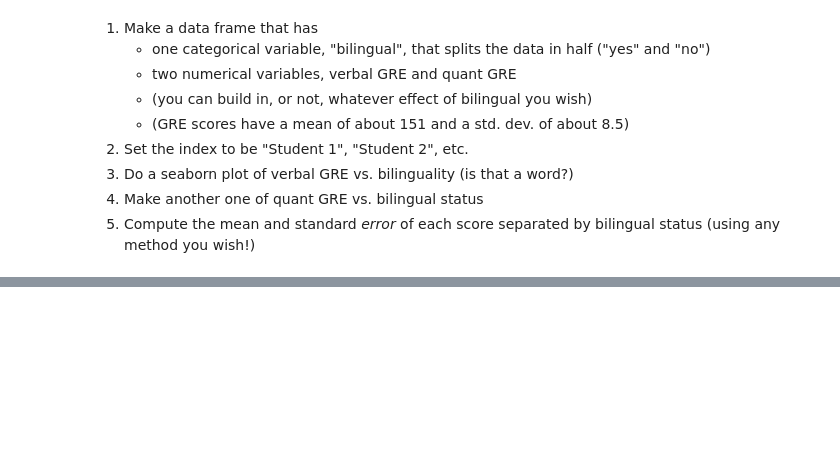
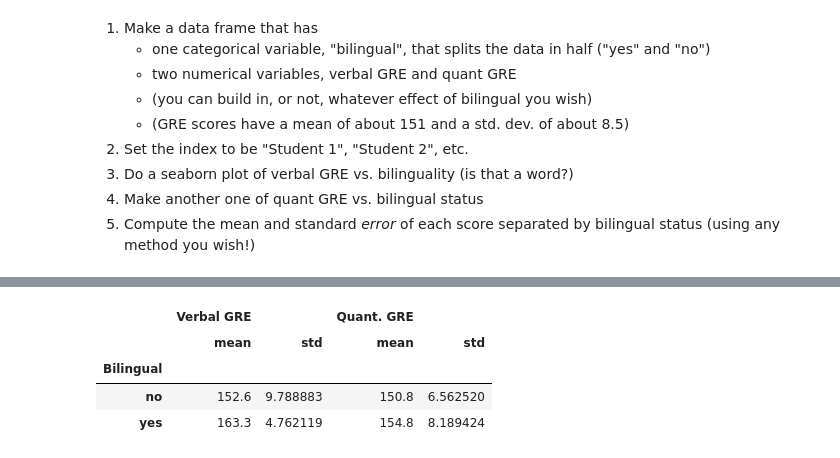
Before and after one commit to mrfrmtz/FDSPython, a Jupyter notebook: tutorial018-Pandas-Advanced-WorkingWithData.ipynb, the cells around one changed output, grey strips where cells are left out. Saved outputs shown, nothing was run; the diff lists cells and outputs as text; code cells hidden in the pictures; blank space fills up the shorter version.

```diff
--- a/tutorial018-Pandas-Advanced-WorkingWithData.ipynb
+++ b/tutorial018-Pandas-Advanced-WorkingWithData.ipynb
@@ -1052,0 +1076,10 @@ In this tutorial, we have covered some key aspects of working with data using pa
+# %%
+# mean and standard error of each score separated by bilingual status
+GRE_sum = GRE_bi_df.groupby('Bilingual').aggregate(['mean', 'std'])
+GRE_sum
+# %% [output]
+|  | Verbal GRE |  | Quant. GRE |  |
+|  | mean | std | mean | std |
+| Bilingual |  |  |  |  |
+| no | 152.6 | 9.788883 | 150.8 | 6.562520 |
+| yes | 163.3 | 4.762119 | 154.8 | 8.189424 |
```
Also changed, not shown: parts of 57 cells of this notebook.
